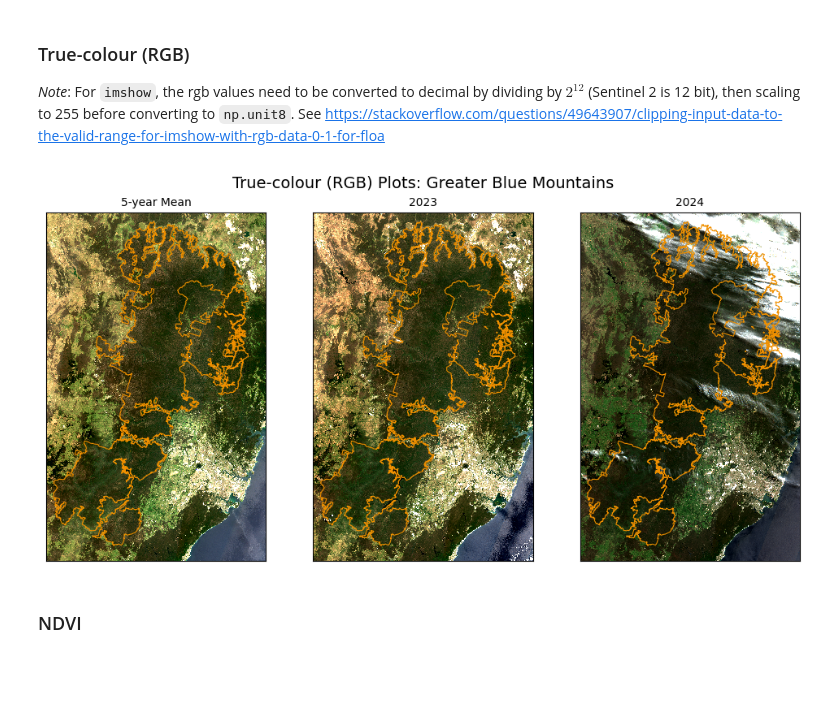
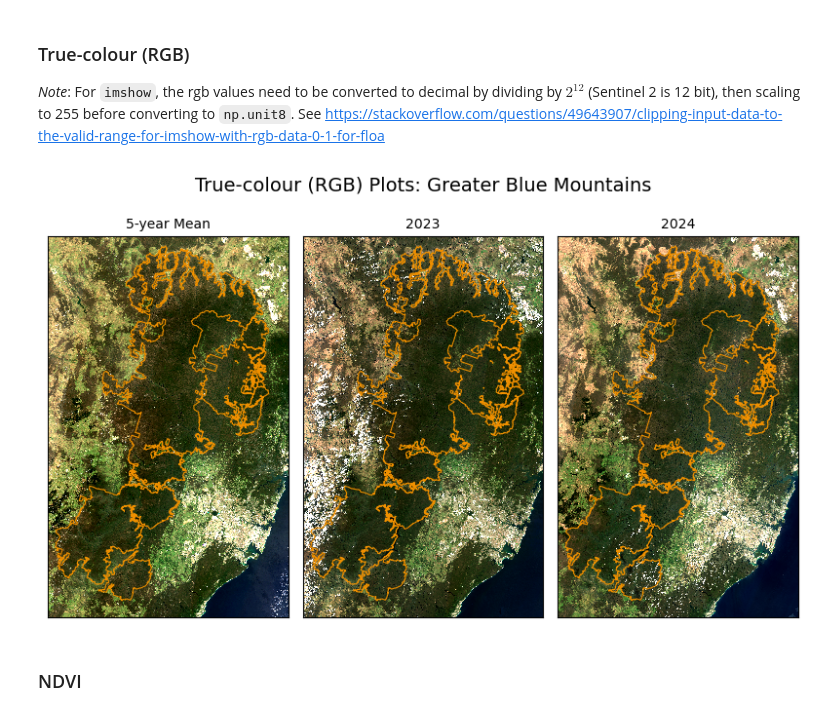
Before and after one commit to mjdear68/Greater-Blue-Mountains-KBA-Change-Detection-2024, a Jupyter notebook: analysis.ipynb, the cells around one changed output. Drawn from its saved outputs; the diff is of its cells as text; code cells hidden in the pictures; blank space fills up the shorter version.

Commit message:
Completed plots and statistics in analysis.ipynb.
The hybrid data did not have the thin-cloud issues of the single date data.

```diff
--- a/analysis.ipynb
+++ b/analysis.ipynb
@@ -41,7 +41,7 @@ crs = 3577
 # %% [markdown]
 ## Step 1: Load data
 # %%
-ds=xr.load_dataset(data_dir+'netcdf/'+kba_abbrev+'_KBA_'+str(current_year-5)+'-'+str(current_year)+'.nc')
+ds=xr.load_dataset(data_dir+'netcdf/'+kba_abbrev+'_KBA_'+str(current_year-5)+'-'+str(current_year)+'_hybrid.nc')
 # %%
-ds_5yr = xr.load_dataset(data_dir+'netcdf/'+kba_abbrev+'_KBA_'+str(current_year-5)+'-'+str(current_year)+'_5-year.nc')
+ds_5yr = xr.load_dataset(data_dir+'netcdf/'+kba_abbrev+'_KBA_'+str(current_year-5)+'-'+str(current_year)+'_5-year_hybrid.nc')
 # %%
@@ -90,7 +90,7 @@ def remove_labels_ticks(ax):
 ### True-colour (RGB)
 *Note*: For `imshow`, the rgb values need to be converted to decimal by dividing by $2^{12}$ (Sentinel 2 is 12 bit), then scaling to 255 before converting to `np.unit8`. See https://stackoverflow.com/questions/49643907/clipping-input-data-to-the-valid-range-for-imshow-with-rgb-data-0-1-for-floa
 # %%
-fig, axes = plt.subplots(1,3, figsize=(10,5))
+fig, axes = plt.subplots(1,3, figsize=(8,5))
 
 subplot_titles = ['5-year Mean', current_year-1, current_year]
 
@@ -103,34 +103,34 @@ subplot_titles = ['5-year Mean', current_year-1, current_year]
 )
 
 (
  ds[rgb_vars]
  .sel(year=current_year-1)
  .to_array()
  .plot
  .imshow(ax=axes[1], **rgb_params)
 )
 
 (
  ds[rgb_vars]
  .sel(year=current_year)
  .to_array()
  .plot
  .imshow(ax=axes[2], **rgb_params)
 )
 
 for i, ax in enumerate(axes.flat):
     remove_labels_ticks(ax)
     ax.set_title(subplot_titles[i], fontsize=10)
     poly.boundary.plot(ax=ax, linewidth=0.75, color='#f09000')
 
 fig.suptitle('True-colour (RGB) Plots: '+kba_name, fontsize=14)
 fig.tight_layout()
 
 # bbox_inches = "tight" is required to stop labels at edges being cut off
 # https://stackoverflow.com/questions/35992492/savefig-cuts-off-title
 fig.savefig(data_dir+'img/'+kba_abbrev+'_RGB_plots.png', dpi=600, bbox_inches = "tight");
 # %% [output]
-[figure, old version]
+[figure, new version]
 # %% [markdown]
 ### NDVI
 # %%
```
Also changed, not shown: parts of 7 cells of this notebook, 4 other files.
